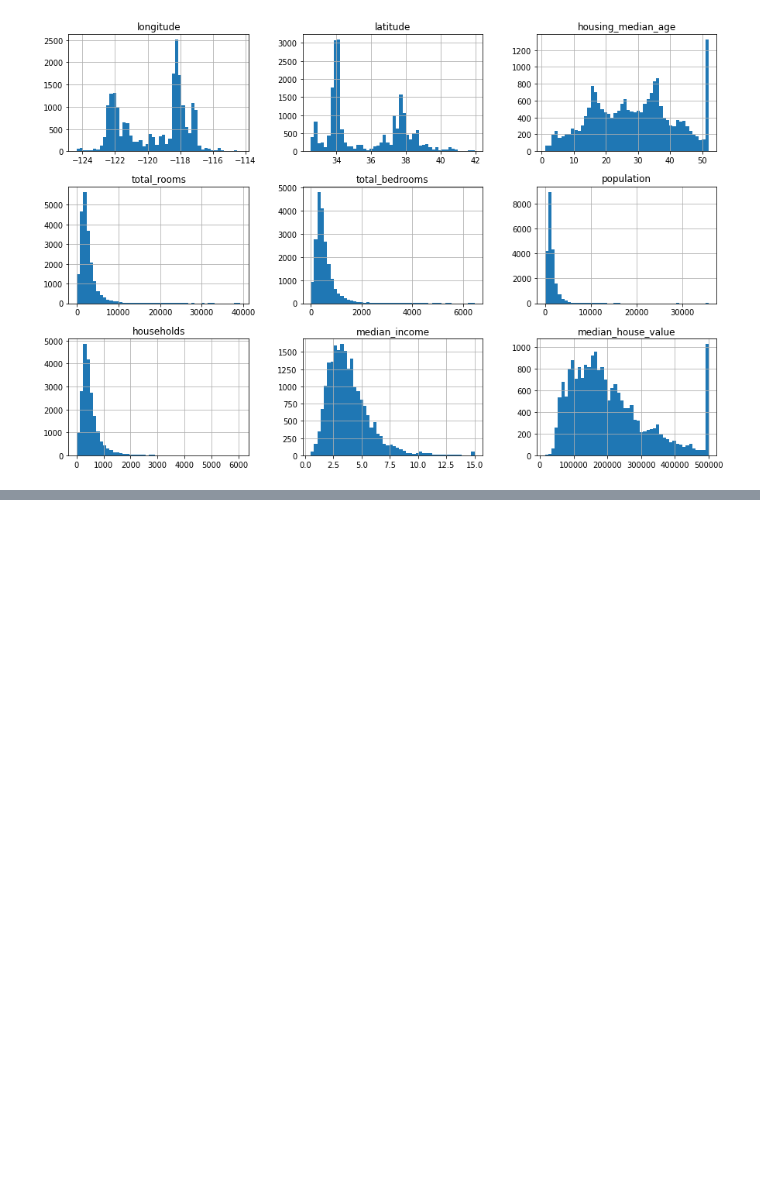
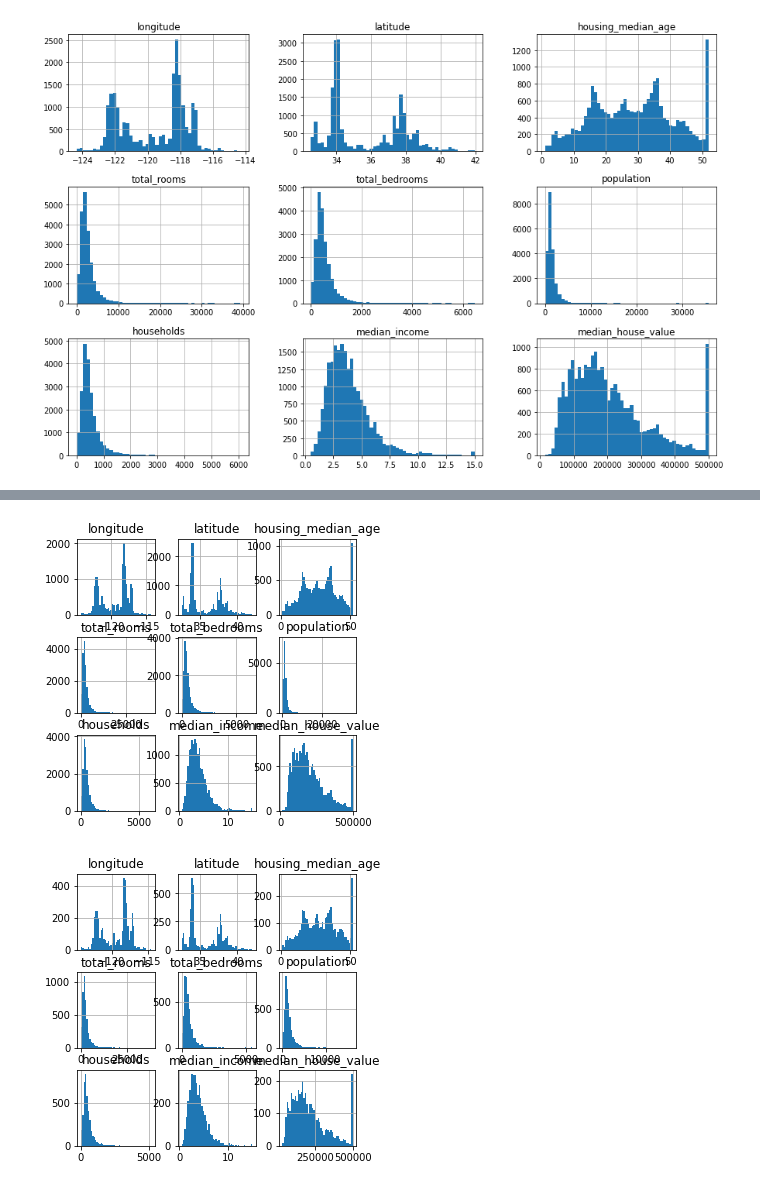
Before and after one commit to gkjunior/machine_learning_sklearn_keras_tf2, a Jupyter notebook: 00_Zweite_erste_schritte.ipynb, the cells around one changed output, grey strips where cells are left out. Saved outputs shown, nothing was run; the diff lists cells and outputs as text; code cells hidden in the pictures; blank space fills up the shorter version.

```diff
--- a/00_Zweite_erste_schritte.ipynb
+++ b/00_Zweite_erste_schritte.ipynb
@@ -127,0 +202,18 @@ plt.show()
+# %%
+##### Gehen wir tiefer:
+
+# Testdatensatz erstellen und genauer reingucken:
+
+import numpy as np
+import sklearn
+from sklearn.model_selection import train_test_split
+
+train_set, test_set = train_test_split(housing, test_size = 0.2, random_state = 1234)
+
+%matplotlib inline
+train_set.hist(bins = 50, figsize= (5,5))
+test_set.hist(bins = 50, figsize= (5,5))
+plt.show()
+# %% [output]
+[figure, added]
+[figure, added]
```
Also changed, not shown: parts of 18 cells of this notebook.
